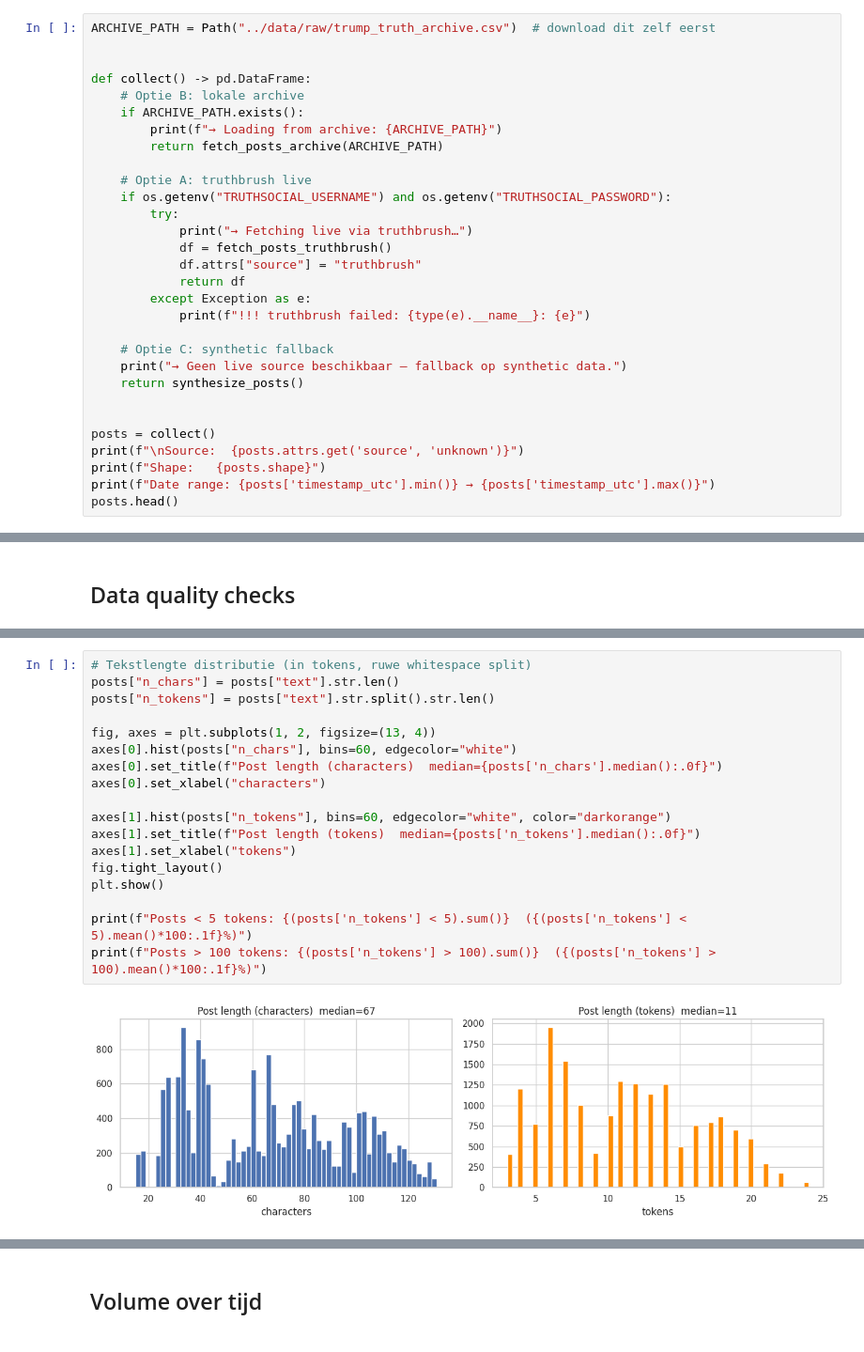
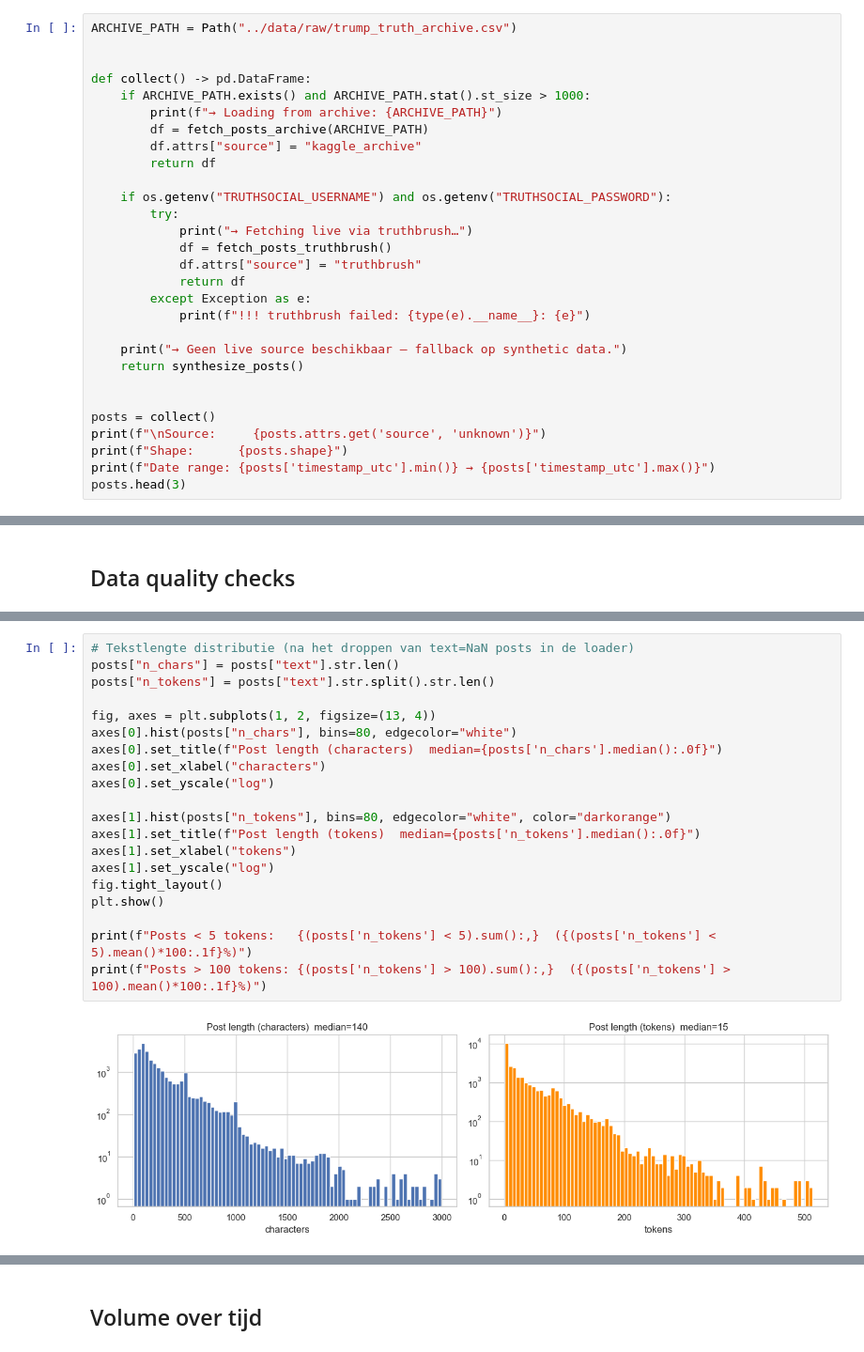
Before and after one commit to QuintenFritz/truthsocial-marketimpact, a Jupyter notebook: notebooks/01_data_collection.ipynb, the cells around one changed output, grey strips where cells are left out. Shown at 94% size. Saved outputs shown, nothing was run; the diff lists cells and outputs as text.

```diff
--- a/notebooks/01_data_collection.ipynb
+++ b/notebooks/01_data_collection.ipynb
@@ -235,14 +125,14 @@ Probeer in deze volgorde: archive → truthbrush → synthetic. Eerste die werkt
 # %%
-ARCHIVE_PATH = Path("../data/raw/trump_truth_archive.csv")  # download dit zelf eerst
+ARCHIVE_PATH = Path("../data/raw/trump_truth_archive.csv")
 
 
 def collect() -> pd.DataFrame:
-    # Optie B: lokale archive
-    if ARCHIVE_PATH.exists():
+    if ARCHIVE_PATH.exists() and ARCHIVE_PATH.stat().st_size > 1000:
         print(f"→ Loading from archive: {ARCHIVE_PATH}")
-        return fetch_posts_archive(ARCHIVE_PATH)
+        df = fetch_posts_archive(ARCHIVE_PATH)
+        df.attrs["source"] = "kaggle_archive"
+        return df
 
-    # Optie A: truthbrush live
     if os.getenv("TRUTHSOCIAL_USERNAME") and os.getenv("TRUTHSOCIAL_PASSWORD"):
         try:
             print("→ Fetching live via truthbrush…")
@@ -252,14 +142,13 @@ def collect() -> pd.DataFrame:
         except Exception as e:
             print(f"!!! truthbrush failed: {type(e).__name__}: {e}")
 
-    # Optie C: synthetic fallback
     print("→ Geen live source beschikbaar — fallback op synthetic data.")
     return synthesize_posts()
 
 
 posts = collect()
-print(f"\nSource:  {posts.attrs.get('source', 'unknown')}")
-print(f"Shape:   {posts.shape}")
+print(f"\nSource:     {posts.attrs.get('source', 'unknown')}")
+print(f"Shape:      {posts.shape}")
 print(f"Date range: {posts['timestamp_utc'].min()} → {posts['timestamp_utc'].max()}")
-posts.head()
+posts.head(3)
 # %% [output]
@@ -308,22 +195,24 @@ post_id          0
 --- Timestamps monotonic? ---
   True
 # %%
-# Tekstlengte distributie (in tokens, ruwe whitespace split)
+# Tekstlengte distributie (na het droppen van text=NaN posts in de loader)
 posts["n_chars"] = posts["text"].str.len()
 posts["n_tokens"] = posts["text"].str.split().str.len()
 
 fig, axes = plt.subplots(1, 2, figsize=(13, 4))
-axes[0].hist(posts["n_chars"], bins=60, edgecolor="white")
+axes[0].hist(posts["n_chars"], bins=80, edgecolor="white")
 axes[0].set_title(f"Post length (characters)  median={posts['n_chars'].median():.0f}")
 axes[0].set_xlabel("characters")
+axes[0].set_yscale("log")
 
-axes[1].hist(posts["n_tokens"], bins=60, edgecolor="white", color="darkorange")
+axes[1].hist(posts["n_tokens"], bins=80, edgecolor="white", color="darkorange")
 axes[1].set_title(f"Post length (tokens)  median={posts['n_tokens'].median():.0f}")
 axes[1].set_xlabel("tokens")
+axes[1].set_yscale("log")
 fig.tight_layout()
 plt.show()
 
-print(f"Posts < 5 tokens: {(posts['n_tokens'] < 5).sum()}  ({(posts['n_tokens'] < 5).mean()*100:.1f}%)")
-print(f"Posts > 100 tokens: {(posts['n_tokens'] > 100).sum()}  ({(posts['n_tokens'] > 100).mean()*100:.1f}%)")
+print(f"Posts < 5 tokens:   {(posts['n_tokens'] < 5).sum():,}  ({(posts['n_tokens'] < 5).mean()*100:.1f}%)")
+print(f"Posts > 100 tokens: {(posts['n_tokens'] > 100).sum():,}  ({(posts['n_tokens'] > 100).mean()*100:.1f}%)")
 # %% [output]
-[figure, old version]
+[figure, new version]
```
Also changed, not shown: parts of 18 cells of this notebook, 7 other files.
